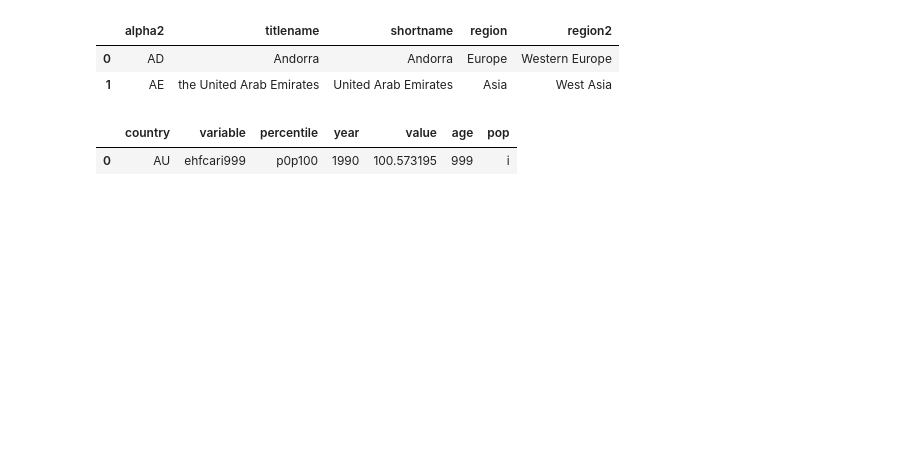
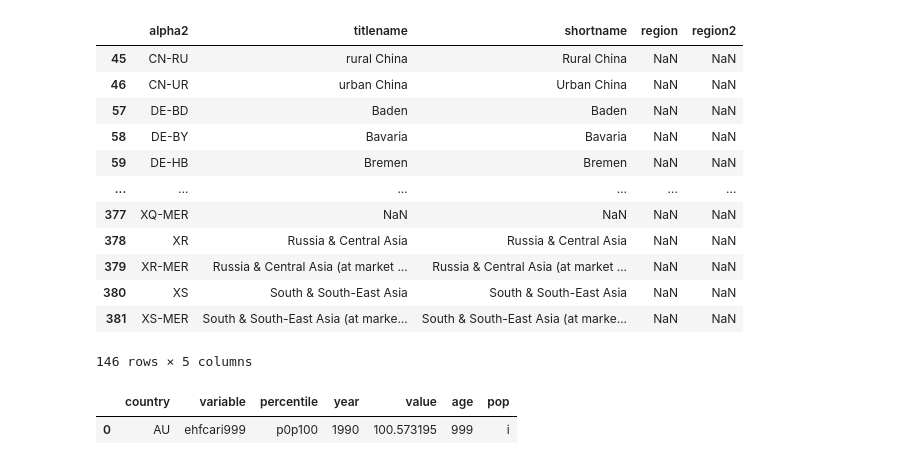
Before and after one commit to aldillon88/world-inequality-analysis, a Jupyter notebook: notebooks/initial-eda.ipynb, the cells around one changed output. Saved outputs shown, nothing was run; the diff lists cells and outputs as text; code cells hidden in the pictures; blank space fills up the shorter version.

```diff
--- a/notebooks/initial-eda.ipynb
+++ b/notebooks/initial-eda.ipynb
@@ -9,11 +9,22 @@ pio.templates.default = "plotly_dark"
 # %%
 countries_path = '../data/unprocessed/WID_countries.csv'
 countries_df = pd.read_csv(filepath_or_buffer=countries_path, delimiter=';')
-countries_df.head(2)
+#countries_df['region2'].unique()
+countries_df[countries_df['region2'].isna()]
 # %% [output]
 |  | alpha2 | titlename | shortname | region | region2 |
-| 0 | AD | Andorra | Andorra | Europe | Western Europe |
-| 1 | AE | the United Arab Emirates | United Arab Emirates | Asia | West Asia |
+| 45 | CN-RU | rural China | Rural China | NaN | NaN |
+| 46 | CN-UR | urban China | Urban China | NaN | NaN |
+| 57 | DE-BD | Baden | Baden | NaN | NaN |
+| 58 | DE-BY | Bavaria | Bavaria | NaN | NaN |
+| 59 | DE-HB | Bremen | Bremen | NaN | NaN |
+| ... | ... | ... | ... | ... | ... |
+| 377 | XQ-MER | NaN | NaN | NaN | NaN |
+| 378 | XR | Russia & Central Asia | Russia & Central Asia | NaN | NaN |
+| 379 | XR-MER | Russia & Central Asia (at market ... | Russia & Central Asia (at market ... | NaN | NaN |
+| 380 | XS | South & South-East Asia | South & South-East Asia | NaN | NaN |
+| 381 | XS-MER | South & South-East Asia (at marke... | South & South-East Asia (at marke... | NaN | NaN |
+146 rows × 5 columns
 # %%
 country_code = 'AU'
 country_path = f"../data/unprocessed/WID_data_{country_code}.csv"
```
Also changed, not shown: parts of 5 cells of this notebook, 2 other files.
